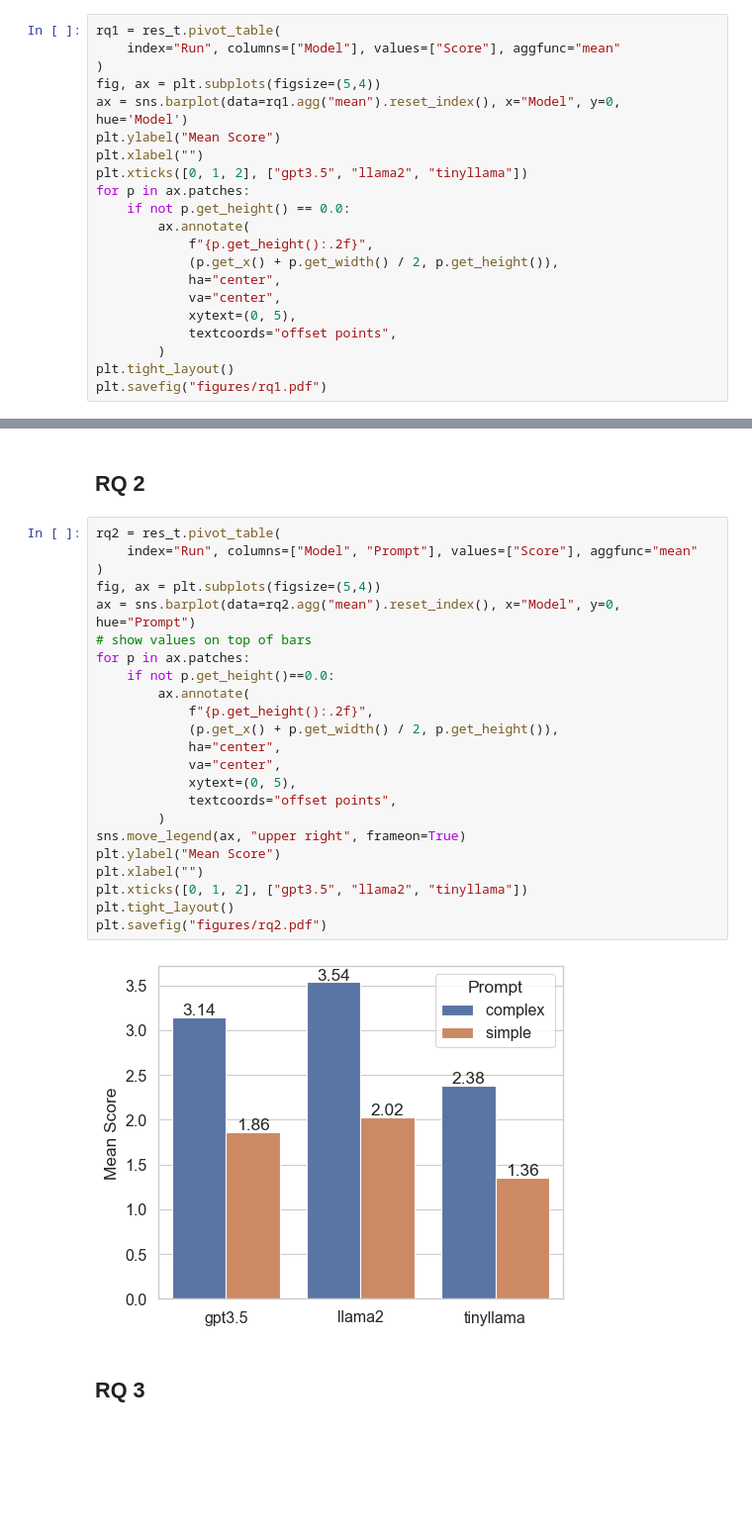
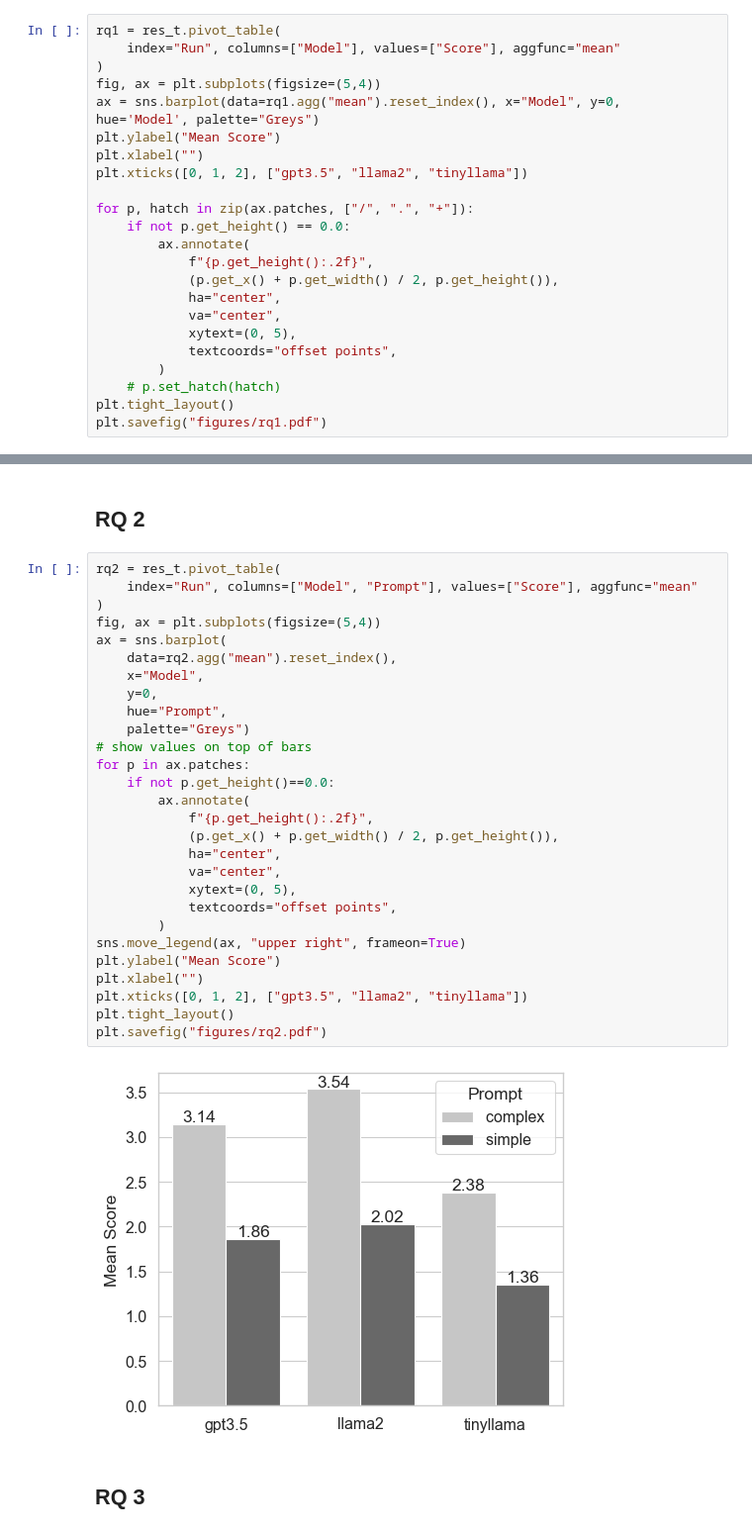
Before and after one commit to giordanoDaloisio/XQuantum, a Jupyter notebook: analysis.ipynb, the cells around one changed output, grey strips where cells are left out. Shown: that part at 99% size. Saved outputs shown, nothing was run; the diff lists cells and outputs as text; blank space fills up the shorter version.

```diff
--- a/analysis.ipynb
+++ b/analysis.ipynb
@@ -38,11 +38,12 @@ rq1 = res_t.pivot_table(
     index="Run", columns=["Model"], values=["Score"], aggfunc="mean"
 )
 fig, ax = plt.subplots(figsize=(5,4))
-ax = sns.barplot(data=rq1.agg("mean").reset_index(), x="Model", y=0, hue='Model')
+ax = sns.barplot(data=rq1.agg("mean").reset_index(), x="Model", y=0, hue='Model', palette="Greys")
 plt.ylabel("Mean Score")
 plt.xlabel("")
 plt.xticks([0, 1, 2], ["gpt3.5", "llama2", "tinyllama"])
-for p in ax.patches:
+
+for p, hatch in zip(ax.patches, ["/", ".", "+"]):
     if not p.get_height() == 0.0:
         ax.annotate(
             f"{p.get_height():.2f}",
@@ -52,6 +53,7 @@ for p in ax.patches:
             xytext=(0, 5),
             textcoords="offset points",
         )
+    # p.set_hatch(hatch)
 plt.tight_layout()
 plt.savefig("figures/rq1.pdf")
 # %% [output]
@@ -61,28 +63,33 @@ plt.savefig("figures/rq1.pdf")
 # %%
 rq2 = res_t.pivot_table(
     index="Run", columns=["Model", "Prompt"], values=["Score"], aggfunc="mean"
 )
 fig, ax = plt.subplots(figsize=(5,4))
-ax = sns.barplot(data=rq2.agg("mean").reset_index(), x="Model", y=0, hue="Prompt")
+ax = sns.barplot(
+    data=rq2.agg("mean").reset_index(),
+    x="Model",
+    y=0,
+    hue="Prompt",
+    palette="Greys")
 # show values on top of bars
 for p in ax.patches:
     if not p.get_height()==0.0:
         ax.annotate(
             f"{p.get_height():.2f}",
             (p.get_x() + p.get_width() / 2, p.get_height()),
             ha="center",
             va="center",
             xytext=(0, 5),
             textcoords="offset points",
         )
 sns.move_legend(ax, "upper right", frameon=True)
 plt.ylabel("Mean Score")
 plt.xlabel("")
 plt.xticks([0, 1, 2], ["gpt3.5", "llama2", "tinyllama"])
 plt.tight_layout()
 plt.savefig("figures/rq2.pdf")
 # %% [output]
-[figure, old version]
+[figure, new version]
 # %% [markdown]
 ## RQ 3
 # %%
```
Also changed, not shown: parts of 2 cells of this notebook, 3 other files.
